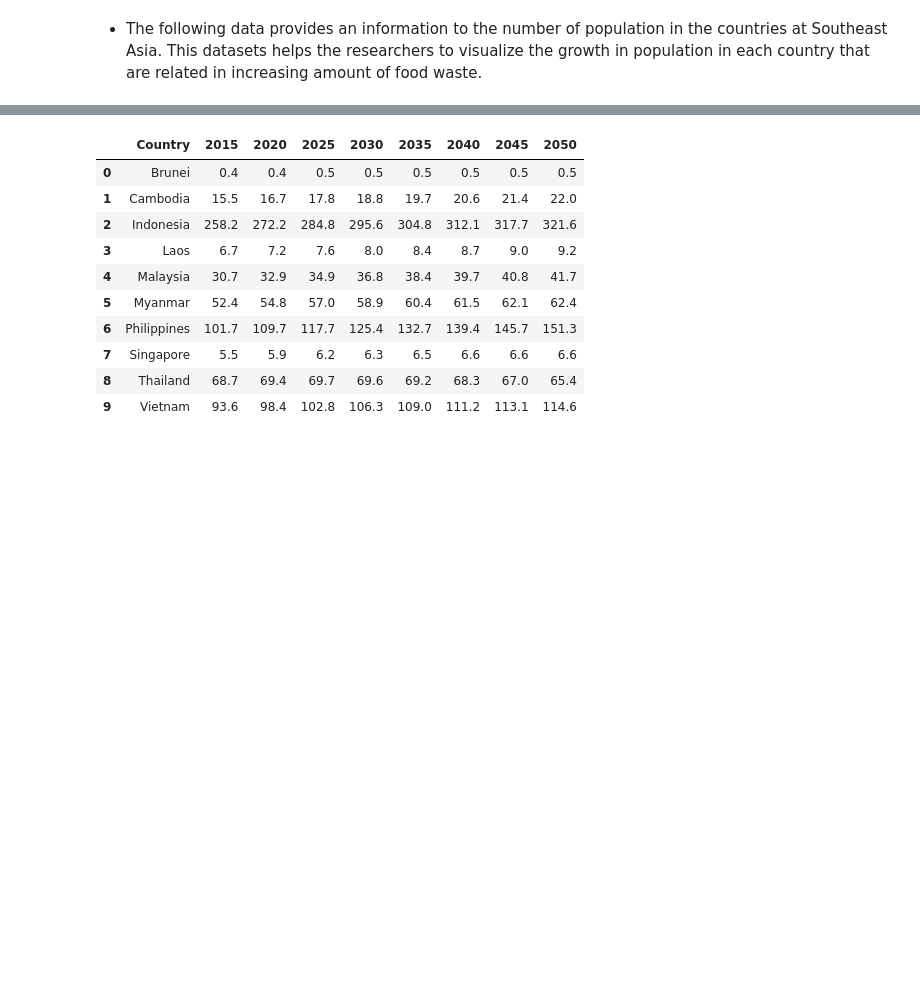
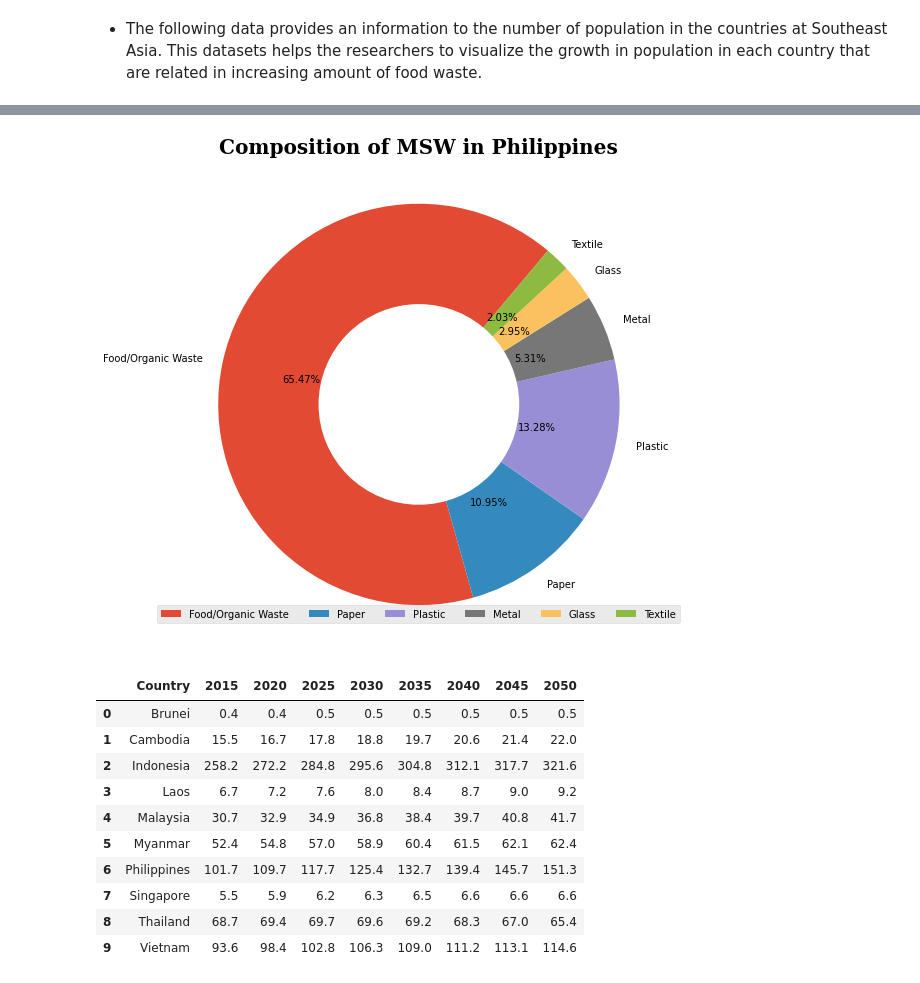
Before and after one commit to renzcarlo24/ITBA-3207-Team-Big-Bytes, a Jupyter notebook: Data Visualization.ipynb, the cells around one changed output, grey strips where cells are left out. Drawn from its saved outputs; the diff is of its cells as text; code cells hidden in the pictures; blank space fills up the shorter version.

```diff
--- a/Data Visualization.ipynb
+++ b/Data Visualization.ipynb
@@ -120,3 +177,20 @@ The bar graph depicts the food production in the countries of Southeast Asia in
+# %%
+#size of the graph
+plt.figure(figsize = (8,9))
+#Input Values
+waste = ['Food/Organic Waste', 'Paper', 'Plastic', 'Metal', 'Glass', 'Textile']
+value = [52.0, 8.70, 10.55, 4.22, 2.34, 1.61]
+#creating visualizations
+plt.style.use('ggplot')
+plt.title('Composition of MSW in Philippines' , fontdict={'fontname': 'serif','fontweight':'bold', 'fontsize':20})
+plt.pie(x=value, labels=waste, autopct='%.2f%%', startangle=50)
+plt.axis('equal')
+plt.legend(ncol=9, bbox_to_anchor=(0.5, 0.1), loc='upper center');
+circle = plt.Circle(xy=(0,0), radius=.50, facecolor='white')
+plt.gca().add_artist(circle)
+plt.show()
+# %% [output]
+[figure, added]
 # %%
 url = 'https://raw.githubusercontent.com/renzcarlo24/ITBA-3207-Team-Big-Bytes/main/Datasets/TotalPopulation.csv'
 tp = pd.read_csv(url)
```
Also changed, not shown: parts of 6 cells of this notebook.
